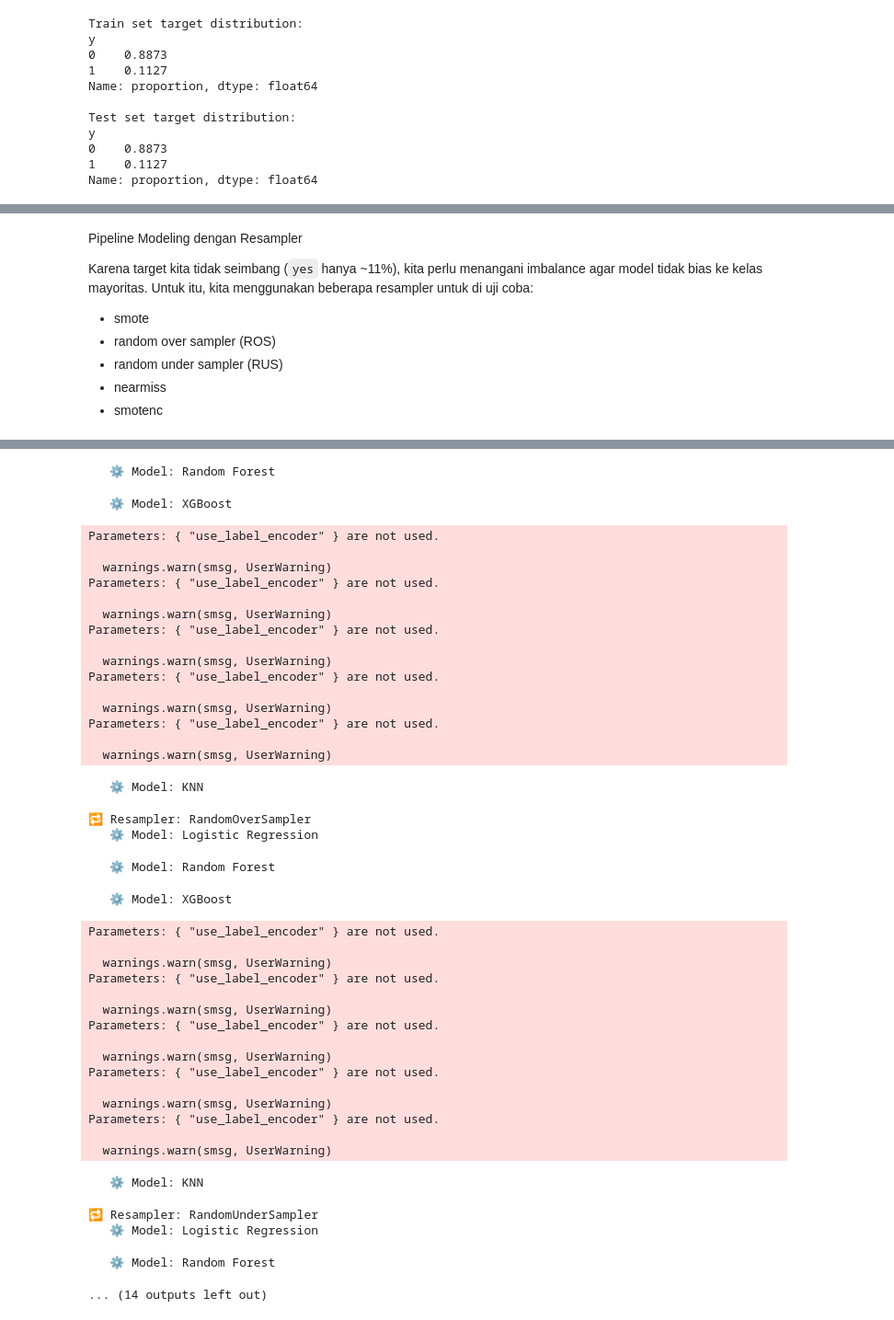
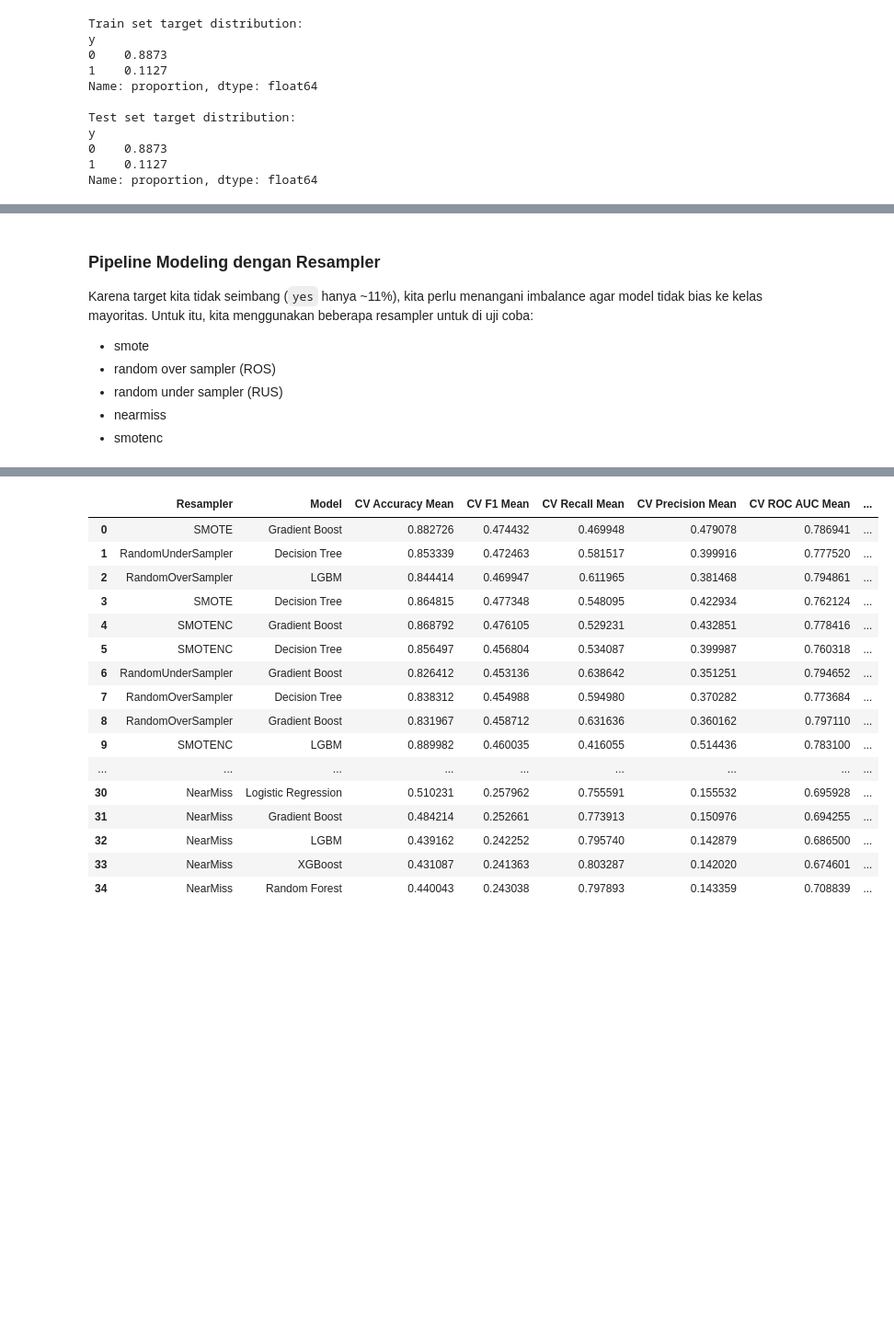
Before and after one commit to akmalraafid25/BetaGroup_JC_DS_OL_FinalProject, a Jupyter notebook: FinalProject.ipynb, the cells around one changed output, grey strips where cells are left out. Shown at 92% size. Drawn from its saved outputs; the diff is of its cells as text; code cells hidden in the pictures; blank space fills up the shorter version.

```diff
--- a/FinalProject.ipynb
+++ b/FinalProject.ipynb
@@ -1329,5 +1382,5 @@ Name: proportion, dtype: float64
 # %% [markdown]
-Pipeline Modeling dengan Resampler
+### Pipeline Modeling dengan Resampler
 
 Karena target kita tidak seimbang (`yes` hanya ~11%), kita perlu menangani imbalance agar model tidak bias ke kelas mayoritas. Untuk itu, kita menggunakan beberapa resampler untuk di uji coba:
 - smote
@@ -1339,14 +1392,17 @@ Karena target kita tidak seimbang (`yes` hanya ~11%), kita perlu menangani imbal
 from imblearn.over_sampling import SMOTE, RandomOverSampler, SMOTENC
 from imblearn.under_sampling import RandomUnderSampler, NearMiss
 from imblearn.pipeline import Pipeline
+from lightgbm.sklearn import LGBMClassifier
 from sklearn.preprocessing import OneHotEncoder, OrdinalEncoder, RobustScaler
 from sklearn.compose import ColumnTransformer
 from sklearn.linear_model import LogisticRegression
-from sklearn.ensemble import RandomForestClassifier
+from sklearn.ensemble import GradientBoostingClassifier, RandomForestClassifier
+from sklearn.tree import DecisionTreeClassifier
 from xgboost import XGBClassifier
 from sklearn.neighbors import KNeighborsClassifier
 from sklearn.model_selection import StratifiedKFold, cross_validate
 from sklearn.metrics import accuracy_score, precision_score, recall_score, f1_score, roc_auc_score
+import lightgbm as lgb
 import pandas as pd
 import numpy as np
 import warnings
@@ -1356,8 +1412,8 @@ warnings.filterwarnings("ignore", category=UserWarning)
 warnings.filterwarnings("ignore", category=FutureWarning)
 
 # === 1) Pisahkan kolom berdasarkan tipe ===
-ordinal_cols = ['education', 'month', 'day_of_week']
-nominal_cols = ['job', 'marital', 'default', 'housing', 'loan', 'contact', 'poutcome', 'pdays_grouped']
+ordinal_cols = ['education']
+nominal_cols = ['job', 'marital', 'default', 'month', 'day_of_week', 'housing', 'loan', 'contact', 'poutcome', 'pdays_grouped']
 
 # === 2) Preprocessor dengan remainder='passthrough' ===
 numeric_pipeline = RobustScaler()
@@ -1375,10 +1431,13 @@ models = {
     "Logistic Regression": LogisticRegression(max_iter=1000, random_state=42),
     "Random Forest": RandomForestClassifier(random_state=42),
     "XGBoost": XGBClassifier(use_label_encoder=False, eval_metric='logloss', random_state=42),
-    "KNN": KNeighborsClassifier()
+    "KNN": KNeighborsClassifier(),
+    "Decision Tree": DecisionTreeClassifier(max_depth=5, random_state=0),
+    "LGBM": lgb.LGBMClassifier(random_state=0),
+    "Gradient Boost":GradientBoostingClassifier(random_state=0),
 }
 
-resamplers = ["SMOTE", "RandomOverSampler", "RandomUnderSampler", "NearMiss", "SMOTENC"]
+resamplers = [ "SMOTENC", "SMOTE", "RandomOverSampler", "RandomUnderSampler", "NearMiss"]
 
 # === 4) Define StratifiedKFold dan scoring ===
 skf = StratifiedKFold(n_splits=5, shuffle=True, random_state=42)  # ✅ Define skf
@@ -1484,42 +1558,17 @@ display(results_df)
-   ⚙️ Model: Random Forest
-   ⚙️ Model: XGBoost
-Parameters: { "use_label_encoder" } are not used.
-
-  warnings.warn(smsg, UserWarning)
-Parameters: { "use_label_encoder" } are not used.
-
-  warnings.warn(smsg, UserWarning)
-Parameters: { "use_label_encoder" } are not used.
-
-  warnings.warn(smsg, UserWarning)
-Parameters: { "use_label_encoder" } are not used.
-
-  warnings.warn(smsg, UserWarning)
-Parameters: { "use_label_encoder" } are not used.
-
-  warnings.warn(smsg, UserWarning)
-   ⚙️ Model: KNN
-🔁 Resampler: RandomOverSampler
-   ⚙️ Model: Logistic Regression
-   ⚙️ Model: Random Forest
-   ⚙️ Model: XGBoost
-Parameters: { "use_label_encoder" } are not used.
-
-  warnings.warn(smsg, UserWarning)
-Parameters: { "use_label_encoder" } are not used.
-
-  warnings.warn(smsg, UserWarning)
-Parameters: { "use_label_encoder" } are not used.
-
-  warnings.warn(smsg, UserWarning)
-Parameters: { "use_label_encoder" } are not used.
-
-  warnings.warn(smsg, UserWarning)
-Parameters: { "use_label_encoder" } are not used.
-
-  warnings.warn(smsg, UserWarning)
-   ⚙️ Model: KNN
-🔁 Resampler: RandomUnderSampler
-   ⚙️ Model: Logistic Regression
-   ⚙️ Model: Random Forest
-... (14 outputs left out)
+|  | Resampler | Model | CV Accuracy Mean | CV F1 Mean | CV Recall Mean | CV Precision Mean | CV ROC AUC Mean | ... |
+| 0 | SMOTE | Gradient Boost | 0.882726 | 0.474432 | 0.469948 | 0.479078 | 0.786941 | ... |
+| 1 | RandomUnderSampler | Decision Tree | 0.853339 | 0.472463 | 0.581517 | 0.399916 | 0.777520 | ... |
+| 2 | RandomOverSampler | LGBM | 0.844414 | 0.469947 | 0.611965 | 0.381468 | 0.794861 | ... |
+| 3 | SMOTE | Decision Tree | 0.864815 | 0.477348 | 0.548095 | 0.422934 | 0.762124 | ... |
+| 4 | SMOTENC | Gradient Boost | 0.868792 | 0.476105 | 0.529231 | 0.432851 | 0.778416 | ... |
+| 5 | SMOTENC | Decision Tree | 0.856497 | 0.456804 | 0.534087 | 0.399987 | 0.760318 | ... |
+| 6 | RandomUnderSampler | Gradient Boost | 0.826412 | 0.453136 | 0.638642 | 0.351251 | 0.794652 | ... |
+| 7 | RandomOverSampler | Decision Tree | 0.838312 | 0.454988 | 0.594980 | 0.370282 | 0.773684 | ... |
+| 8 | RandomOverSampler | Gradient Boost | 0.831967 | 0.458712 | 0.631636 | 0.360162 | 0.797110 | ... |
+| 9 | SMOTENC | LGBM | 0.889982 | 0.460035 | 0.416055 | 0.514436 | 0.783100 | ... |
+| ... | ... | ... | ... | ... | ... | ... | ... | ... |
+| 30 | NearMiss | Logistic Regression | 0.510231 | 0.257962 | 0.755591 | 0.155532 | 0.695928 | ... |
+| 31 | NearMiss | Gradient Boost | 0.484214 | 0.252661 | 0.773913 | 0.150976 | 0.694255 | ... |
+| 32 | NearMiss | LGBM | 0.439162 | 0.242252 | 0.795740 | 0.142879 | 0.686500 | ... |
+| 33 | NearMiss | XGBoost | 0.431087 | 0.241363 | 0.803287 | 0.142020 | 0.674601 | ... |
+| 34 | NearMiss | Random Forest | 0.440043 | 0.243038 | 0.797893 | 0.143359 | 0.708839 | ... |
```
Also changed, not shown: parts of 14 cells of this notebook.
